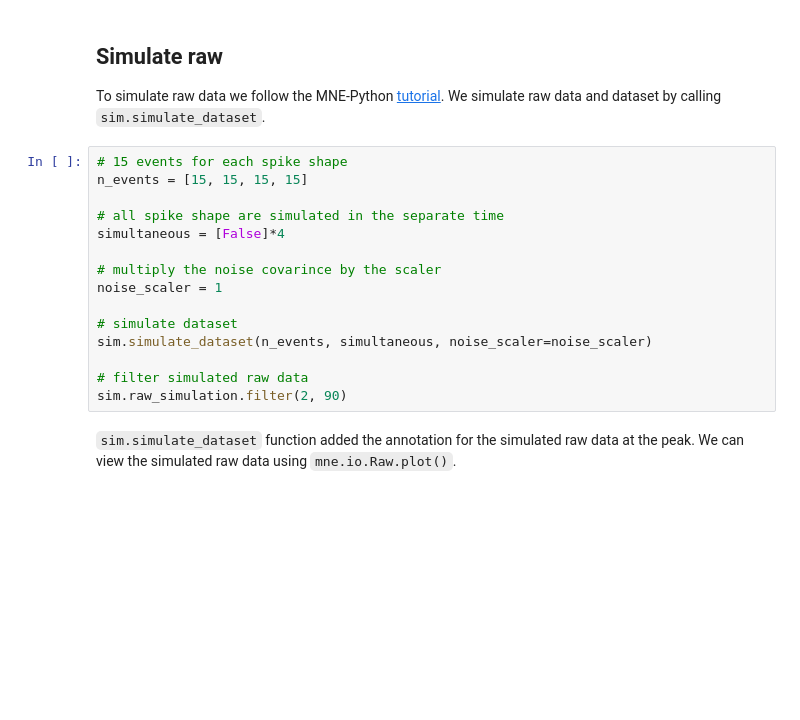
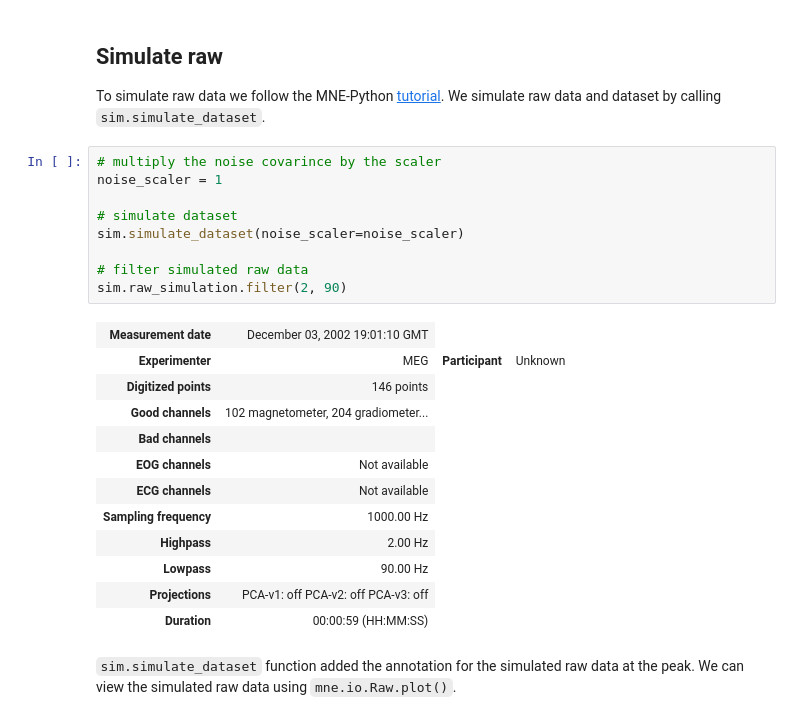
Before and after one commit to MEG-SPIKES/megspikes, a Jupyter notebook: examples/0_simulation.ipynb, the cells around one changed output. Drawn from its saved outputs; the diff is of its cells as text; blank space fills up the shorter version.

```diff
--- a/examples/0_simulation.ipynb
+++ b/examples/0_simulation.ipynb
@@ -58,20 +78,27 @@ plt.show()
 
 To simulate raw data we follow the MNE-Python [tutorial](https://mne.tools/stable/auto_examples/simulation/simulated_raw_data_using_subject_anatomy.html). We simulate raw data and dataset by calling `sim.simulate_dataset`.
 # %%
-# 15 events for each spike shape
-n_events = [15, 15, 15, 15]
-
-# all spike shape are simulated in the separate time
-simultaneous = [False]*4
-
 # multiply the noise covarince by the scaler
 noise_scaler = 1
 
 # simulate dataset
-sim.simulate_dataset(n_events, simultaneous, noise_scaler=noise_scaler)
+sim.simulate_dataset(noise_scaler=noise_scaler)
 
 # filter simulated raw data
 sim.raw_simulation.filter(2, 90)
+# %% [output]
+| Measurement date | December 03, 2002 19:01:10 GMT |
+| Experimenter | MEG | Participant | Unknown |
+| Digitized points | 146 points |
+| Good channels | 102 magnetometer, 204 gradiometer... |
+| Bad channels |  |
+| EOG channels | Not available |
+| ECG channels | Not available |
+| Sampling frequency | 1000.00 Hz |
+| Highpass | 2.00 Hz |
+| Lowpass | 90.00 Hz |
+| Projections | PCA-v1: off PCA-v2: off PCA-v3: off |
+| Duration | 00:00:59 (HH:MM:SS) |
 # %% [markdown]
 `sim.simulate_dataset` function added the annotation for the simulated raw data at the peak. We can view the simulated raw data using `mne.io.Raw.plot()`.
 # %%
```
Also changed, not shown: parts of 7 cells of this notebook.
